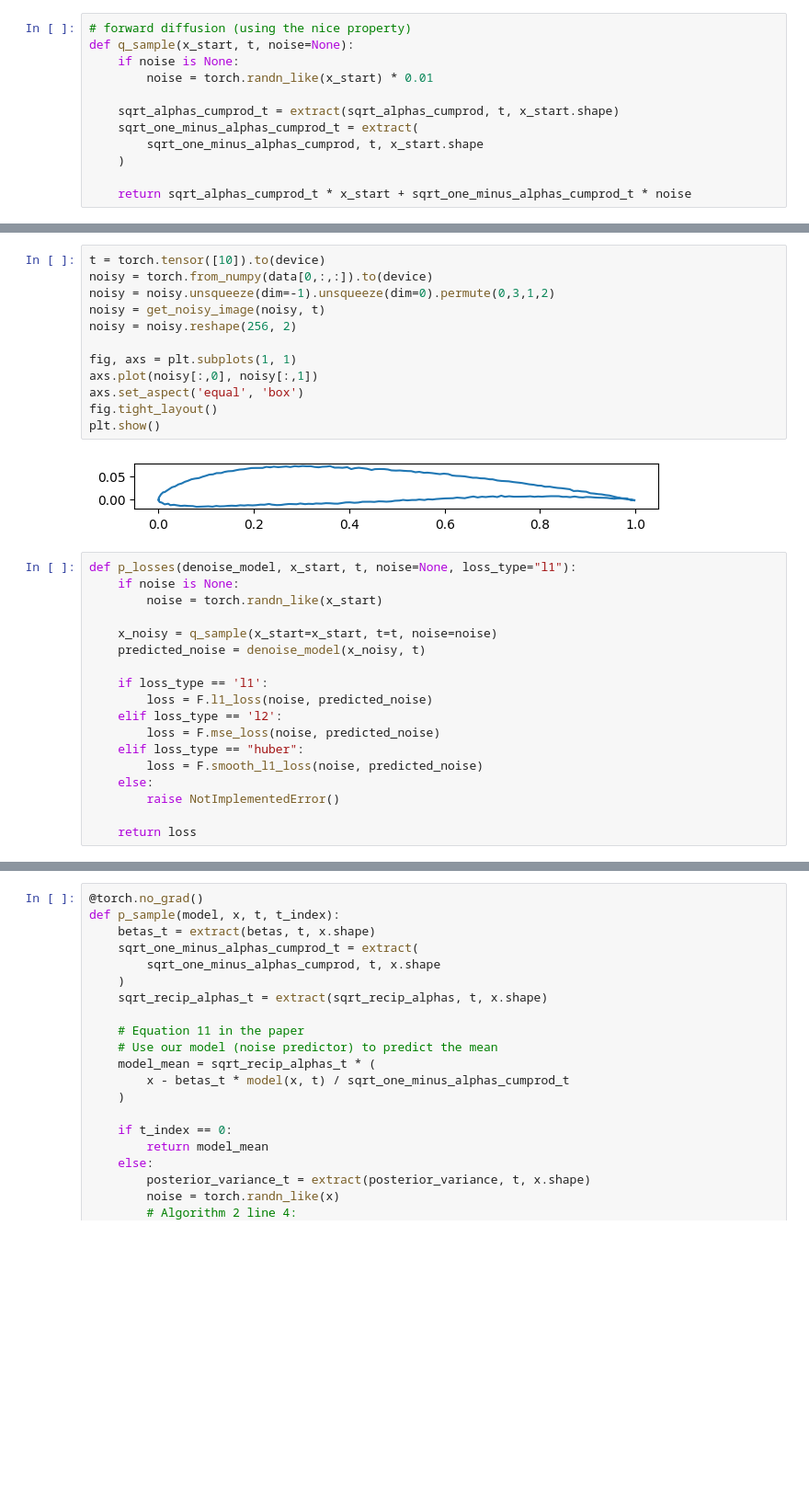
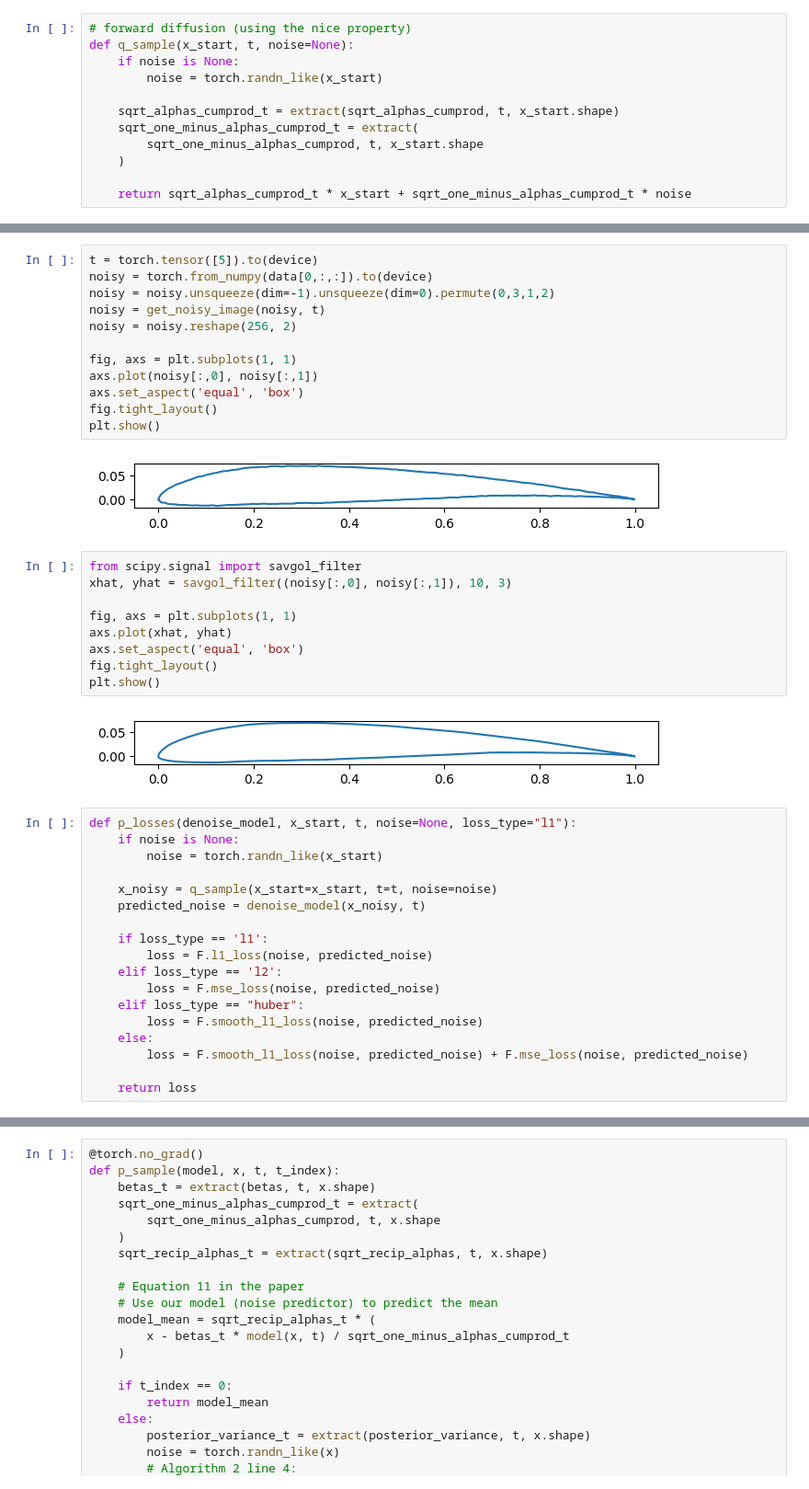
Before and after one commit to Karl-Liu-ch/DiffusionAirfoil, a Jupyter notebook: t1.ipynb, the cells around one changed output, grey strips where cells are left out. Shown at 92% size. Cells and saved outputs as stored; diff of their text form; blank space fills up the shorter version.

```diff
--- a/t1.ipynb
+++ b/t1.ipynb
@@ -390,7 +86,7 @@ def extract(a, t, x_shape):
 # forward diffusion (using the nice property)
 def q_sample(x_start, t, noise=None):
     if noise is None:
-        noise = torch.randn_like(x_start) * 0.01
+        noise = torch.randn_like(x_start)
 
     sqrt_alphas_cumprod_t = extract(sqrt_alphas_cumprod, t, x_start.shape)
     sqrt_one_minus_alphas_cumprod_t = extract(
@@ -426,7 +122,7 @@ plt.show()
 # %% [output]
 [figure]
 # %%
-t = torch.tensor([10]).to(device)
+t = torch.tensor([5]).to(device)
 noisy = torch.from_numpy(data[0,:,:]).to(device)
 noisy = noisy.unsqueeze(dim=-1).unsqueeze(dim=0).permute(0,3,1,2)
 noisy = get_noisy_image(noisy, t)
@@ -439,6 +135,17 @@ fig.tight_layout()
 plt.show()
 # %% [output]
 [figure]
+# %%
+from scipy.signal import savgol_filter
+xhat, yhat = savgol_filter((noisy[:,0], noisy[:,1]), 10, 3)
+
+fig, axs = plt.subplots(1, 1)
+axs.plot(xhat, yhat)
+axs.set_aspect('equal', 'box')
+fig.tight_layout()
+plt.show()
+# %% [output]
+[figure, added]
 # %%
 def p_losses(denoise_model, x_start, t, noise=None, loss_type="l1"):
     if noise is None:
@@ -454,7 +161,7 @@ def p_losses(denoise_model, x_start, t, noise=None, loss_type="l1"):
     elif loss_type == "huber":
         loss = F.smooth_l1_loss(noise, predicted_noise)
     else:
-        raise NotImplementedError()
+        loss = F.smooth_l1_loss(noise, predicted_noise) + F.mse_loss(noise, predicted_noise)
 
     return loss
 # %%
```
Also changed, not shown: parts of 12 cells of this notebook, 2 other files.
